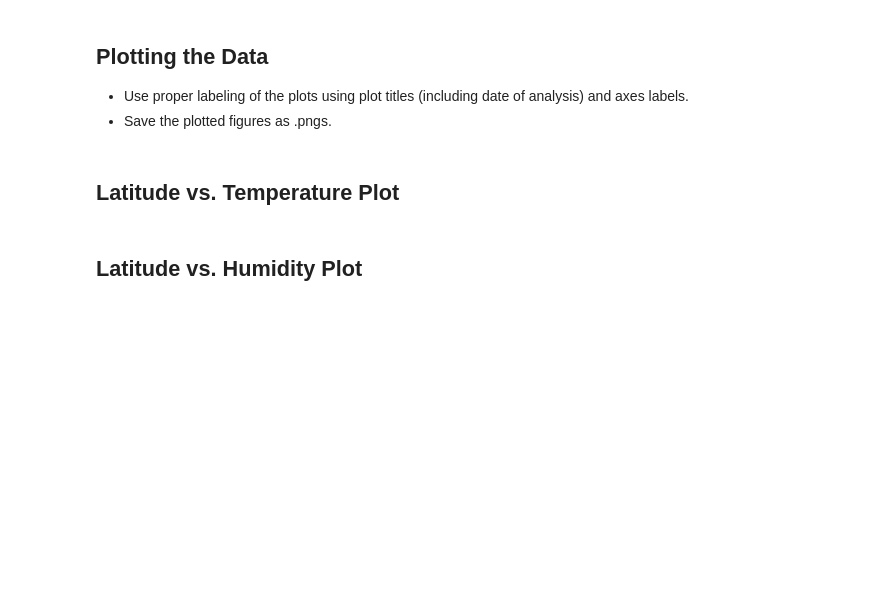
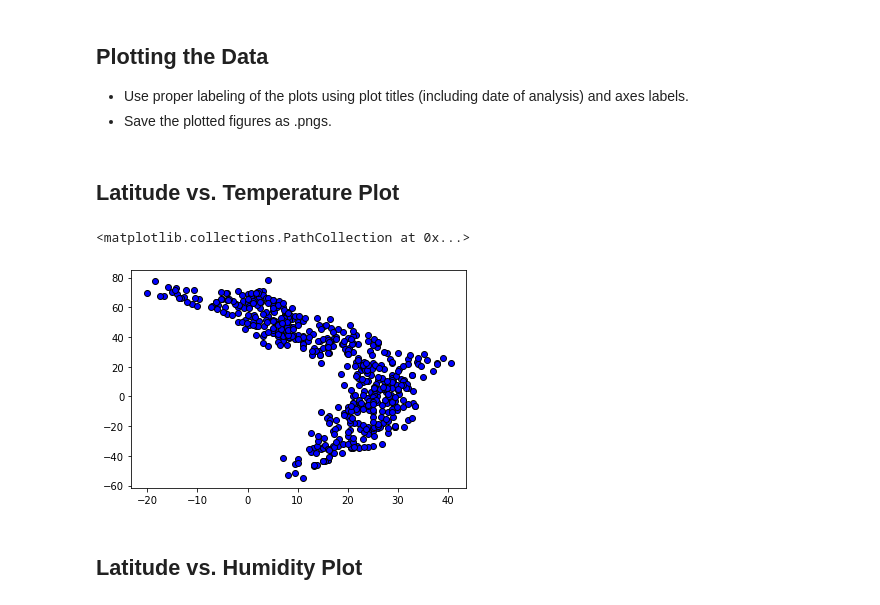
Before and after one commit to candishanks/python-api-challenge, a Jupyter notebook: Weatherpy/WeatherPy.ipynb, the cells around one changed output. Drawn from its saved outputs; the diff is of its cells as text; code cells hidden in the pictures; blank space fills up the shorter version.

Commit message:
adding in basic plots

```diff
--- a/Weatherpy/WeatherPy.ipynb
+++ b/Weatherpy/WeatherPy.ipynb
@@ -208,5 +221,10 @@ high_humd
 * Save the plotted figures as .pngs.
 # %% [markdown]
 ## Latitude vs. Temperature Plot
+# %%
+plt.scatter(temp, lat, marker="o", facecolors="blue", edgecolors="black")
+# %% [output]
+<matplotlib.collections.PathCollection at 0x...>
+[figure, added]
 # %% [markdown]
 ## Latitude vs. Humidity Plot
```
Also changed, not shown: parts of 5 cells of this notebook.
